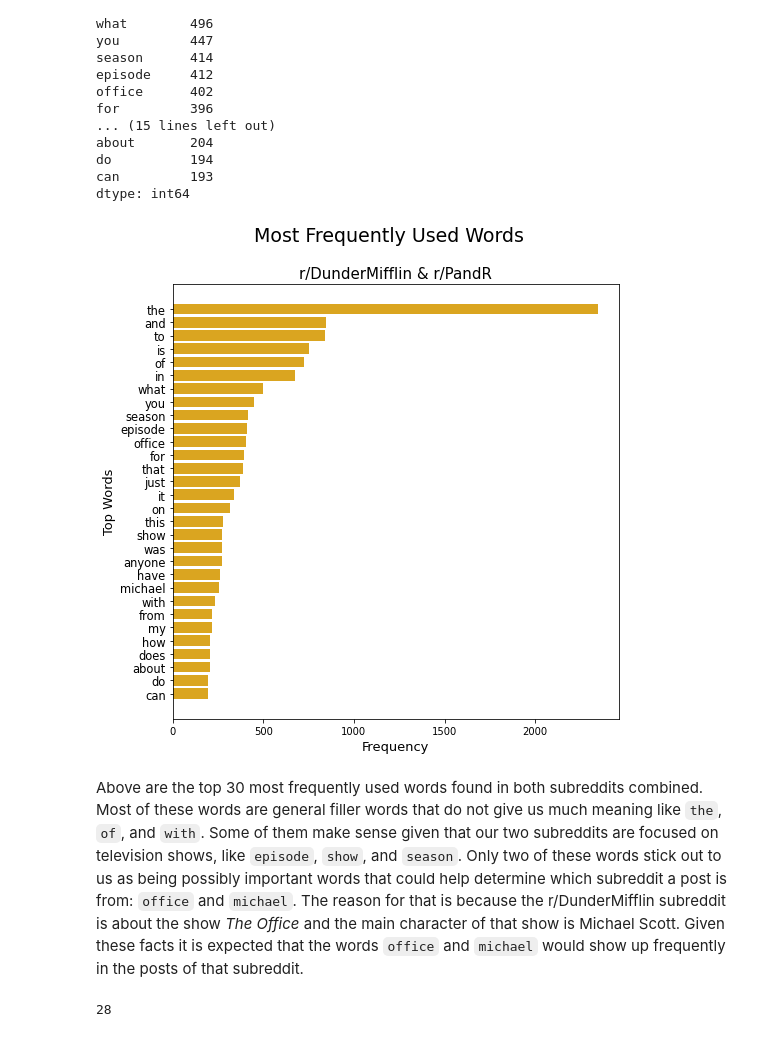
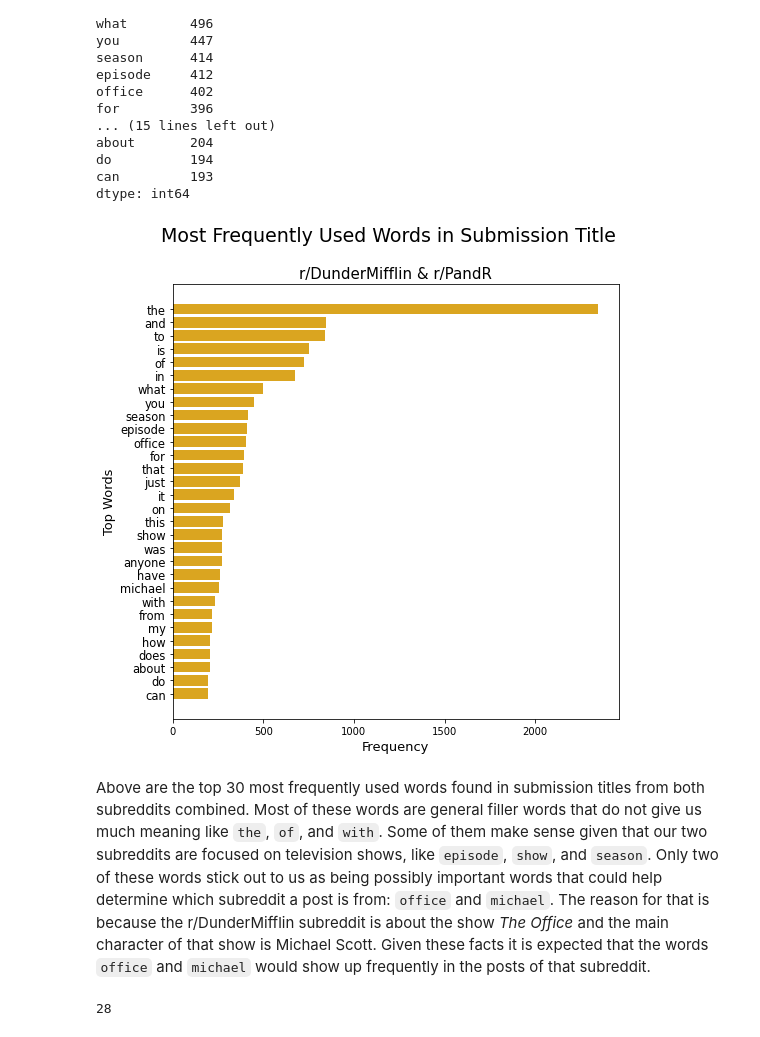
Before and after one commit to dmedellin2/reddit_classification, a Jupyter notebook: code/reddit-classification-models.ipynb, the cells around one changed output. Drawn from its saved outputs; the diff is of its cells as text; code cells hidden in the pictures.

```diff
--- a/code/reddit-classification-models.ipynb
+++ b/code/reddit-classification-models.ipynb
@@ -323,15 +330,15 @@ dtype: int64
 # %%
 plt.figure(figsize=(8,8))
 plt.barh(y=top_words.index[::-1],width=top_words[::-1],color='goldenrod')
-plt.suptitle('Most Frequently Used Words',size=19)
+plt.suptitle('Most Frequently Used Words in Submission Title',size=19)
 plt.title('r/DunderMifflin & r/PandR',size=15)
 plt.xlabel('Frequency',size=13)
 plt.ylabel('Top Words',size=13)
 plt.yticks(size=11.5);
 # %% [output]
-[figure, old version]
+[figure, new version]
 # %% [markdown]
-Above are the top 30 most frequently used words found in both subreddits combined. Most of these words are general filler words that do not give us much meaning like `the`, `of`, and `with`. Some of them make sense given that our two subreddits are focused on television shows, like `episode`, `show`, and `season`. Only two of these words stick out to us as being possibly important words that could help determine which subreddit a post is from: `office` and `michael`. The reason for that is because the r/DunderMifflin subreddit is about the show _The Office_ and the main character of that show is Michael Scott. Given these facts it is expected that the words `office` and `michael` would show up frequently in the posts of that subreddit.
+Above are the top 30 most frequently used words found in submission titles from both subreddits combined. Most of these words are general filler words that do not give us much meaning like `the`, `of`, and `with`. Some of them make sense given that our two subreddits are focused on television shows, like `episode`, `show`, and `season`. Only two of these words stick out to us as being possibly important words that could help determine which subreddit a post is from: `office` and `michael`. The reason for that is because the r/DunderMifflin subreddit is about the show _The Office_ and the main character of that show is Michael Scott. Given these facts it is expected that the words `office` and `michael` would show up frequently in the posts of that subreddit.
 # %%
 # creating list of possible stop words
 poss_stopwords = list(top_words.index)
```
Also changed, not shown: parts of 31 cells of this notebook.
